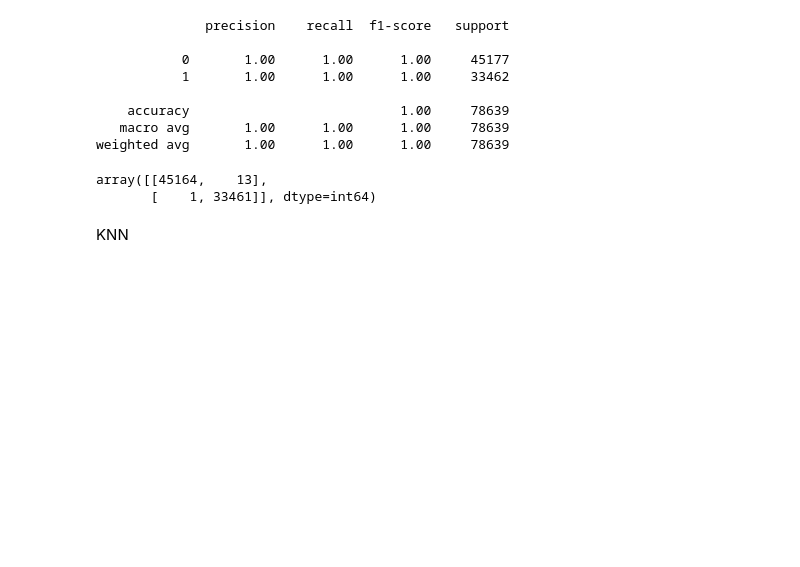
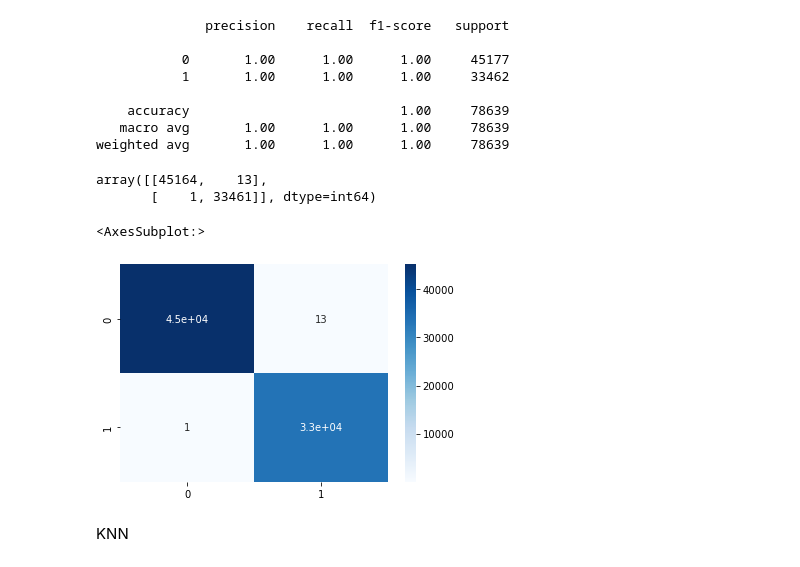
Before and after one commit to Nihal-Srivastava05/AI-Based-Firewall, a Jupyter notebook: Notebooks/Firewall Rule Classifier.ipynb, the cells around one changed output. Saved outputs shown, nothing was run; the diff lists cells and outputs as text; code cells hidden in the pictures; blank space fills up the shorter version.

```diff
--- a/Notebooks/Firewall Rule Classifier.ipynb
+++ b/Notebooks/Firewall Rule Classifier.ipynb
@@ -213,6 +213,11 @@ rf_results[2]
 # %% [output]
 array([[45164,    13],
        [    1, 33461]], dtype=int64)
+# %%
+sns.heatmap([[45164, 13],[1, 33461]], annot=True, cmap='Blues')
+# %% [output]
+<AxesSubplot:>
+[figure, added]
 # %% [markdown]
 KNN
 # %%
```
Also changed, not shown: 5 other files.
